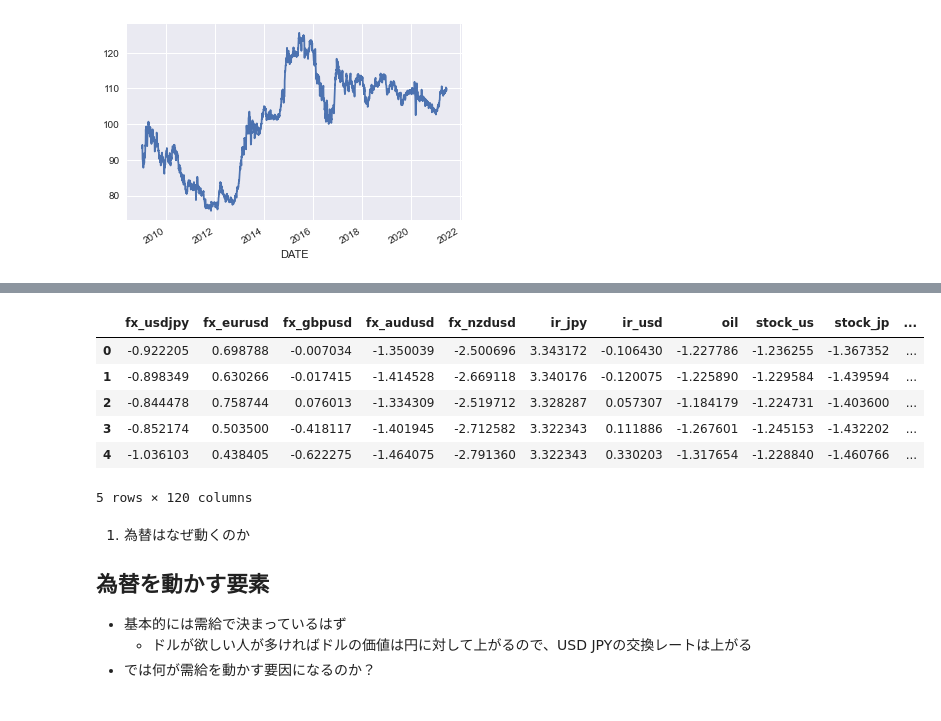
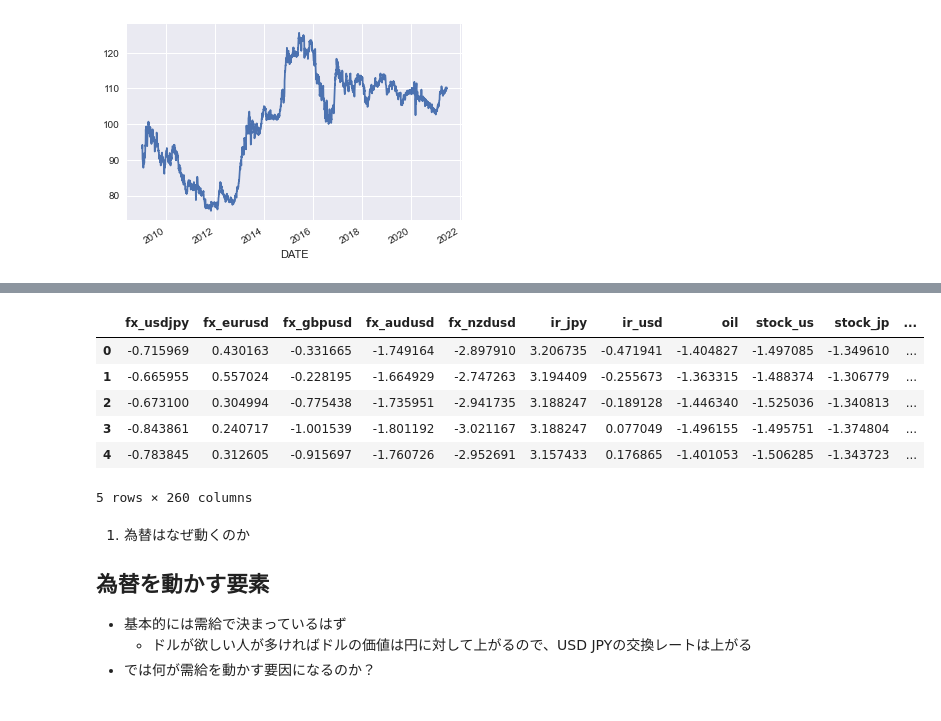
Before and after one commit to morimoto0606/fx_prediction, a Jupyter notebook: fxprediction.ipynb, the cells around one changed output, grey strips where cells are left out. Drawn from its saved outputs; the diff is of its cells as text; code cells hidden in the pictures.

```diff
--- a/fxprediction.ipynb
+++ b/fxprediction.ipynb
@@ -70,4 +69,5 @@
 # %%
+# Prepare all Economic data
 import pandas as pd
 from pylab import mpl, plt
 import pandas_datareader.data as web
@@ -75,7 +75,8 @@ plt.style.use('seaborn')
 %matplotlib inline
 
 start='2009/1/1'
-end = '2021/6/20'
+end = '2021/06/20'
+
 df = pd.DataFrame({
     'fx_usdjpy': web.DataReader('DEXJPUS', 'fred', start, end)['DEXJPUS'],
     'fx_eurusd': web.DataReader('DEXUSEU', 'fred', start, end)['DEXUSEU'],
@@ -114,51 +121,49 @@ df['fx_usdjpy'].plot()
 # %%
+# Data preprocessing
 import numpy as np
+from sklearn.model_selection import train_test_split
 
-# 1. 価格データを対数変化データに変換
+# 価格データを対数変化データに変換
 df['return_usdjpy'] = np.log(df['fx_usdjpy']).diff()
 df['return_eurusd'] = np.log(df['fx_eurusd']).diff()
 df['return_gbpusd'] = np.log(df['fx_gbpusd']).diff()
 df['return_audusd'] = np.log(df['fx_audusd']).diff()
 df['return_nzdusd'] = np.log(df['fx_nzdusd']).diff()
-df['return_ir_jpy'] = df['ir_jpy'].diff()
-df['return_ir_usd'] = df['ir_usd'].diff()
 df['return_oil'] = np.log(df['oil']).diff()
 df['return_stock_us'] = np.log(df['stock_us']).diff()
 df['return_stock_jp'] = np.log(df['stock_jp']).diff()
 df['return_ir_jpy'] = df['ir_jpy'].diff()
 df['return_ir_usd'] = df['ir_usd'].diff()
-df['return_usdjpy'] = df['fx_usdjpy'].diff()
+
+# Lag付きのデータの用意(過去3日間分のシフトされたデータ)
+lags = 3
+for name in df.columns:
+    for lag in range(1, lags + 1):
+        df['{}_lag{}'.format(name, lag)] = df[name].shift(lag)
 df.dropna(inplace=True)
 
+# dataをTraining dataとTest dataに分離しておく
+df_train, df_test = train_test_split(df, test_size=0.2, shuffle=False)
 
-# Lag付きのデータの用意
-lags = 5
-cols = []
-names = df.columns
-for n in names:
-    for lag in range(1, lags + 1):
-        name = '{}_lag{}'.format(n, lag)
-        df[name] = df[n].shift(lag)
-        cols.append(name)
-df.dropna(inplace=True)
-
-
-# standartd scalr, Scale change
 from sklearn.preprocessing import StandardScaler
 scalar=StandardScaler()
-scalar.fit(df)
-scalar.mean_
-scalar.transform(df)
-df_std = pd.DataFrame(scalar.transform(df), columns=df.columns)
-df_std.head()
+#Training用データから統計量を取得
+scalar.fit(df_train)
+
+# Trainig dataを自分の統計量を使って、平均0, 標準偏差1になるようにスケーリング
+df_train_std = pd.DataFrame(scalar.transform(df_train), columns=df.columns)
+# Test data はTrainig dataと同じパラメータでスケーリング
+df_test_std = pd.DataFrame(scalar.transform(df_test), columns=df.columns)
+
+df_train_std.head()
 # %% [output]
 |  | fx_usdjpy | fx_eurusd | fx_gbpusd | fx_audusd | fx_nzdusd | ir_jpy | ir_usd | oil | stock_us | stock_jp | ... |
-| 0 | -0.922205 | 0.698788 | -0.007034 | -1.350039 | -2.500696 | 3.343172 | -0.106430 | -1.227786 | -1.236255 | -1.367352 | ... |
-| 1 | -0.898349 | 0.630266 | -0.017415 | -1.414528 | -2.669118 | 3.340176 | -0.120075 | -1.225890 | -1.229584 | -1.439594 | ... |
-| 2 | -0.844478 | 0.758744 | 0.076013 | -1.334309 | -2.519712 | 3.328287 | 0.057307 | -1.184179 | -1.224731 | -1.403600 | ... |
-| 3 | -0.852174 | 0.503500 | -0.418117 | -1.401945 | -2.712582 | 3.322343 | 0.111886 | -1.267601 | -1.245153 | -1.432202 | ... |
-| 4 | -1.036103 | 0.438405 | -0.622275 | -1.464075 | -2.791360 | 3.322343 | 0.330203 | -1.317654 | -1.228840 | -1.460766 | ... |
+| 0 | -0.715969 | 0.430163 | -0.331665 | -1.749164 | -2.897910 | 3.206735 | -0.471941 | -1.404827 | -1.497085 | -1.349610 | ... |
+| 1 | -0.665955 | 0.557024 | -0.228195 | -1.664929 | -2.747263 | 3.194409 | -0.255673 | -1.363315 | -1.488374 | -1.306779 | ... |
+| 2 | -0.673100 | 0.304994 | -0.775438 | -1.735951 | -2.941735 | 3.188247 | -0.189128 | -1.446340 | -1.525036 | -1.340813 | ... |
+| 3 | -0.843861 | 0.240717 | -1.001539 | -1.801192 | -3.021167 | 3.188247 | 0.077049 | -1.496155 | -1.495751 | -1.374804 | ... |
+| 4 | -0.783845 | 0.312605 | -0.915697 | -1.760726 | -2.952691 | 3.157433 | 0.176865 | -1.401053 | -1.506285 | -1.343723 | ... |
-5 rows × 120 columns
+5 rows × 260 columns
 # %% [markdown]
 1. 為替はなぜ動くのか
 
```
Also changed, not shown: parts of 51 cells of this notebook, 2 other files.
